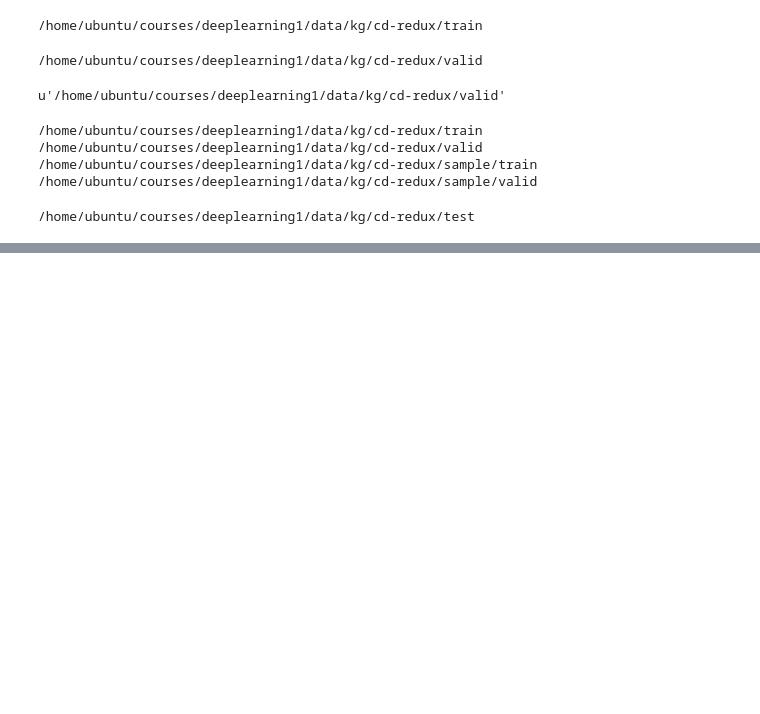
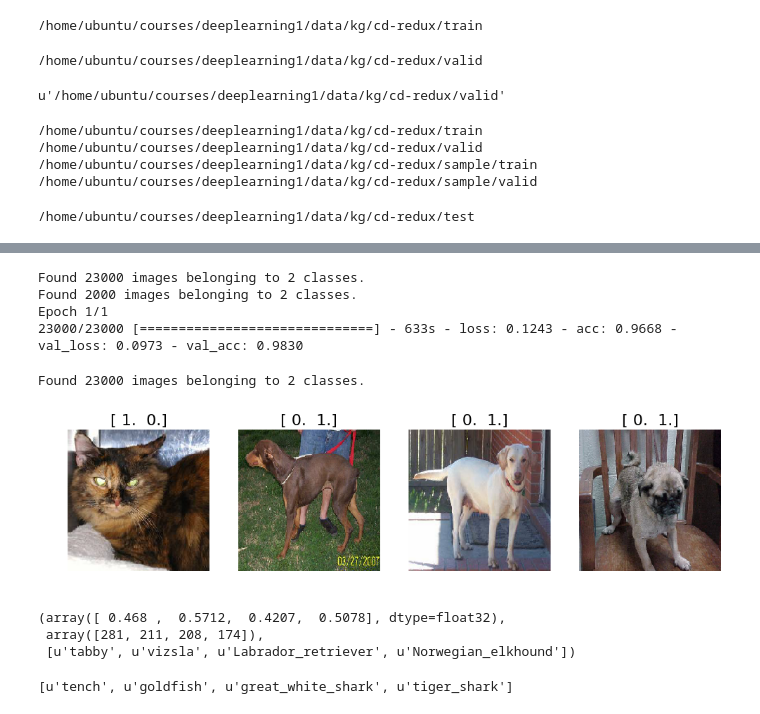
Before and after one commit to theianchan/fastai, a Jupyter notebook: Lesson 1.ipynb, the cells around one changed output, grey strips where cells are left out. Cells and saved outputs as stored; diff of their text form; code cells hidden in the pictures; blank space fills up the shorter version.

```diff
--- a/Lesson 1.ipynb
+++ b/Lesson 1.ipynb
@@ -126,0 +138,33 @@ u'/home/ubuntu/courses/deeplearning1/data/kg/cd-redux/valid'
+# %%
+batch_size = 64
+batches = vgg.get_batches(data_dir + "/train/", batch_size=batch_size)
+val_batches = vgg.get_batches(data_dir + "/valid/", batch_size=batch_size)
+vgg.finetune(batches)
+vgg.fit(batches, val_batches, nb_epoch=1)
+# %% [output]
+Found 23000 images belonging to 2 classes.
+Found 2000 images belonging to 2 classes.
+Epoch 1/1
+23000/23000 [==============================] - 633s - loss: 0.1243 - acc: 0.9668 - val_loss: 0.0973 - val_acc: 0.9830
+# %%
+vgg = Vgg16()
+# %%
+batches = vgg.get_batches(data_dir + "/train/", batch_size=4)
+# %% [output]
+Found 23000 images belonging to 2 classes.
+# %%
+imgs, labels = next(batches)
+# %%
+plots(imgs, titles=labels)
+# %% [output]
+[figure, added]
+# %%
+vgg.predict(imgs, True)
+# %% [output]
+(array([ 0.468 ,  0.5712,  0.4207,  0.5078], dtype=float32),
+ array([281, 211, 208, 174]),
+ [u'tabby', u'vizsla', u'Labrador_retriever', u'Norwegian_elkhound'])
+# %%
+vgg.classes[:4]
+# %% [output]
+[u'tench', u'goldfish', u'great_white_shark', u'tiger_shark']
```
Also changed, not shown: parts of 3 cells of this notebook, 1 other file.
